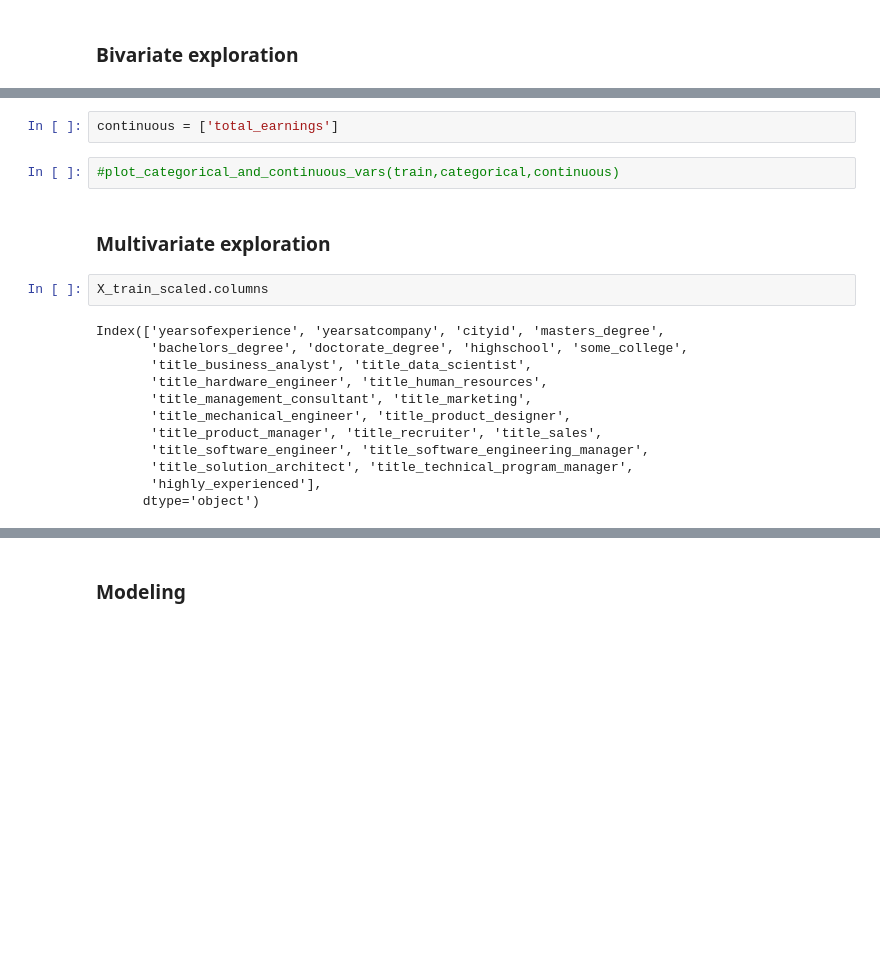
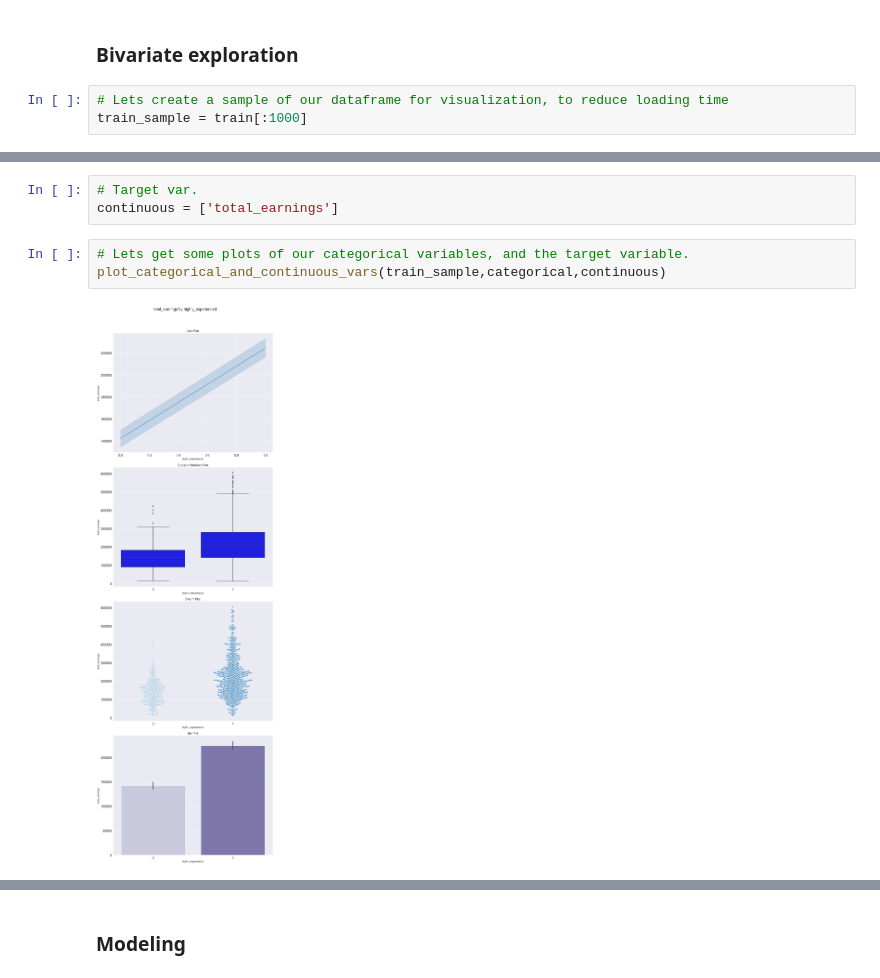
Before and after one commit to JaredVahle/individual-project, a Jupyter notebook: predicting_tech_salaries_final.ipynb, the cells around one changed output, grey strips where cells are left out. Cells and saved outputs as stored; diff of their text form; blank space fills up the shorter version.

```diff
--- a/predicting_tech_salaries_final.ipynb
+++ b/predicting_tech_salaries_final.ipynb
@@ -270,4 +291,7 @@ Name: bachelors_degree, dtype: float64
 - mean years of experience is almost 5 more years then the mean years at company.
 # %% [markdown]
 ### Bivariate exploration
+# %%
+# Lets create a sample of our dataframe for visualization, to reduce loading time
+train_sample = train[:1000]
 # %%
@@ -274,21 +299,9 @@ Name: bachelors_degree, dtype: float64
 categorical = ['highly_experienced','title_data_scientist','masters_degree','bachelors_degree','doctorate_degree','highschool','some_college']
-# %%
-continuous = ['total_earnings']
-# %%
-#plot_categorical_and_continuous_vars(train,categorical,continuous)
-# %% [markdown]
-### Multivariate exploration
-# %%
-X_train_scaled.columns
-# %% [output]
-Index(['yearsofexperience', 'yearsatcompany', 'cityid', 'masters_degree',
-       'bachelors_degree', 'doctorate_degree', 'highschool', 'some_college',
-       'title_business_analyst', 'title_data_scientist',
-       'title_hardware_engineer', 'title_human_resources',
-       'title_management_consultant', 'title_marketing',
-       'title_mechanical_engineer', 'title_product_designer',
-       'title_product_manager', 'title_recruiter', 'title_sales',
-       'title_software_engineer', 'title_software_engineering_manager',
-       'title_solution_architect', 'title_technical_program_manager',
-       'highly_experienced'],
-      dtype='object')
+# %%
+# Target var.
+continuous = ['total_earnings']
+# %%
+# Lets get some plots of our categorical variables, and the target variable.
+plot_categorical_and_continuous_vars(train_sample,categorical,continuous)
+# %% [output]
+[figure, added]
```
Also changed, not shown: parts of 24 cells of this notebook, 2 other files.
